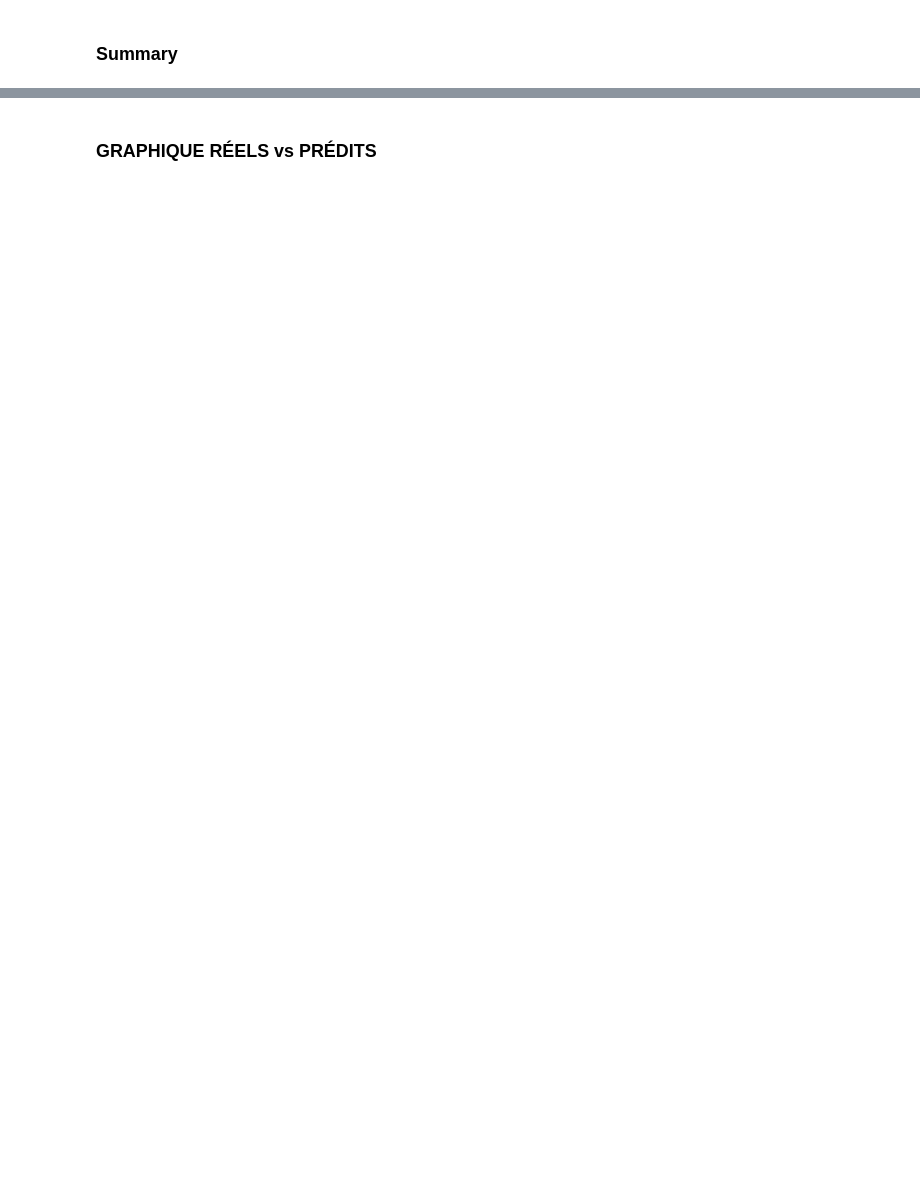
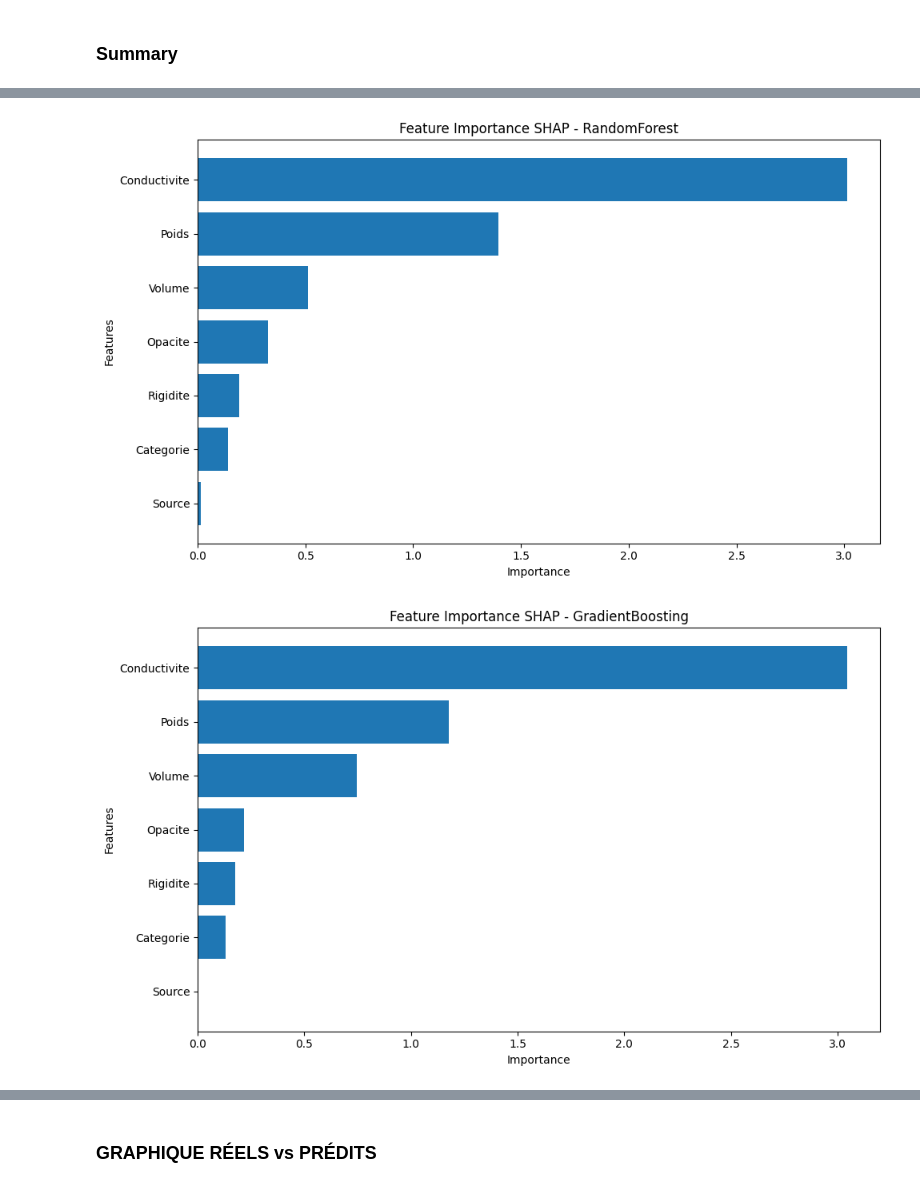
Before and after one commit to baccarifarah/eco-smart-classifier, a Jupyter notebook: src/modeling/regression.ipynb, the cells around one changed output, grey strips where cells are left out. Saved outputs shown, nothing was run; the diff lists cells and outputs as text; code cells hidden in the pictures; blank space fills up the shorter version.

Commit message:
add regression update

```diff
--- a/src/modeling/regression.ipynb
+++ b/src/modeling/regression.ipynb
@@ -123,14 +93,0 @@ models = {
-# %%
-print("\n=== REGRESSION RESULTS ===")
-
-reg_results = {}
-
-for name, model in models.items():
-    reg_results[name] = eval_reg(
-        name,
-        model,
-        X_train_scaled,
-        y_train,
-        X_test_scaled,
-        y_test
-    )
@@ -228,0 +1503,24 @@ BrokenProcessPool: A task has failed to un-serialize. Please ensure that the arg
+# %%
+import matplotlib.pyplot as plt
+
+for model_name, feature_importance in shap_results.items():
+
+    # Trier (sécurité)
+    feature_importance = feature_importance.sort_values(by="importance", ascending=True)
+
+    plt.figure(figsize=(10, 6))
+
+    plt.barh(
+        feature_importance["feature"],
+        feature_importance["importance"]
+    )
+
+    plt.title(f"Feature Importance SHAP - {model_name}")
+    plt.xlabel("Importance")
+    plt.ylabel("Features")
+
+    plt.tight_layout()
+    plt.show()
+# %% [output]
+[figure, added]
+[figure, added]
```
Also changed, not shown: parts of 51 cells of this notebook.
